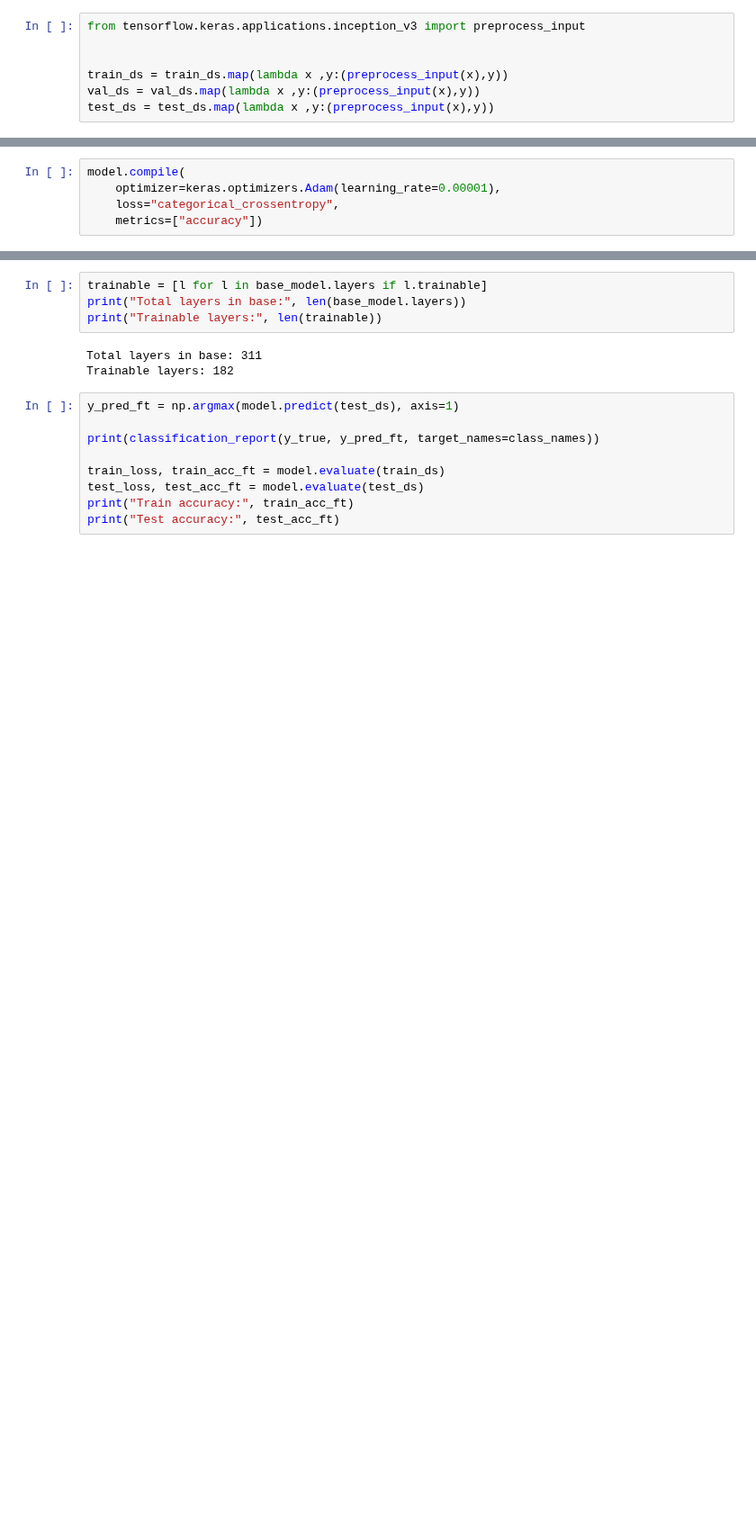
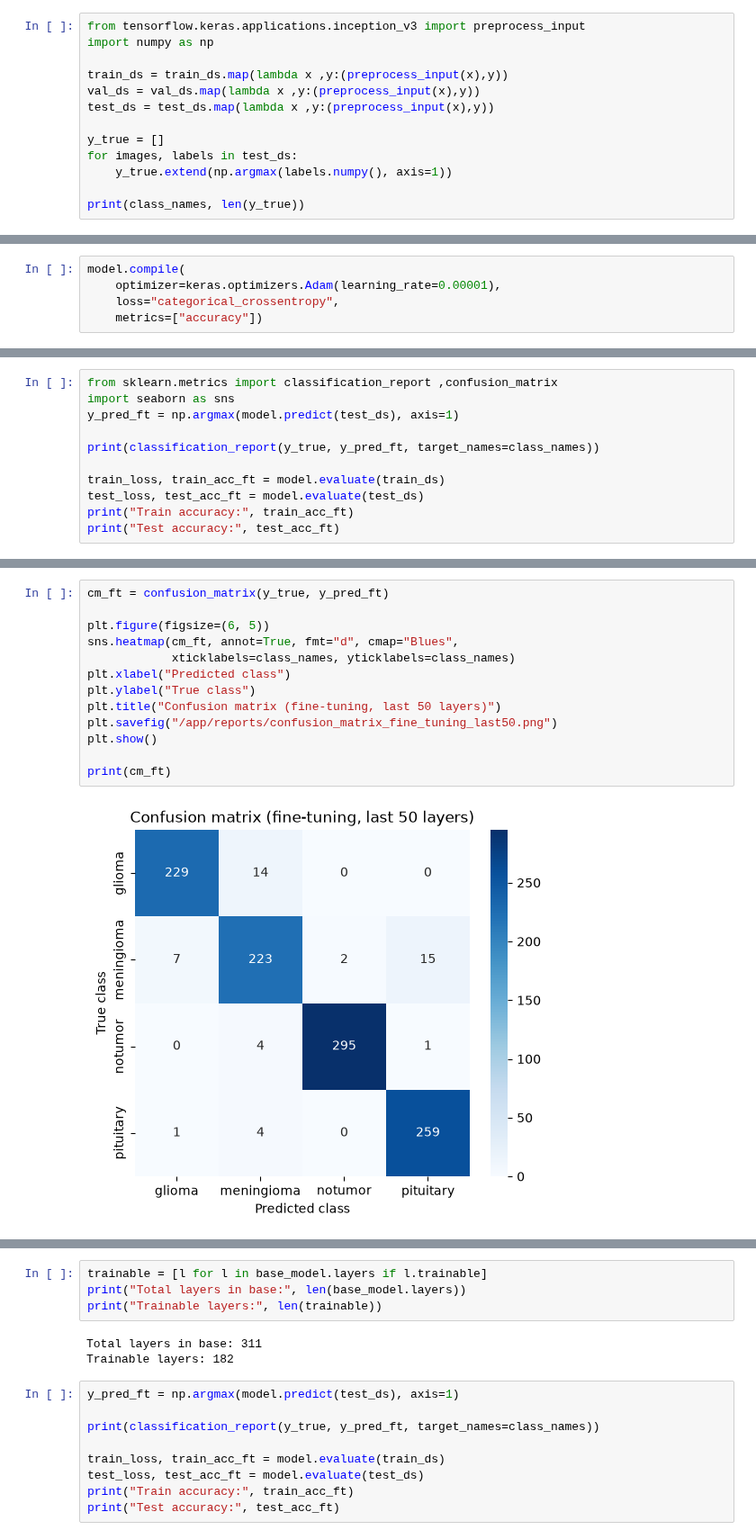
Before and after one commit to yassinmaftah/NeuroScan-AI, a Jupyter notebook: notebooks/02_classification_training.ipynb, the cells around one changed output, grey strips where cells are left out. Shown at 90% size. Cells and saved outputs as stored; diff of their text form; blank space fills up the shorter version.

```diff
--- a/notebooks/02_classification_training.ipynb
+++ b/notebooks/02_classification_training.ipynb
@@ -43,7 +63,13 @@ Found 1054 files belonging to 4 classes.
 # %%
 from tensorflow.keras.applications.inception_v3 import preprocess_input
-
+import numpy as np
 
 train_ds = train_ds.map(lambda x ,y:(preprocess_input(x),y))
 val_ds = val_ds.map(lambda x ,y:(preprocess_input(x),y))
 test_ds = test_ds.map(lambda x ,y:(preprocess_input(x),y))
+
+y_true = []
+for images, labels in test_ds:
+    y_true.extend(np.argmax(labels.numpy(), axis=1))
+
+print(class_names, len(y_true))
@@ -328,0 +419,11 @@ Epoch 6/20
+# %%
+from sklearn.metrics import classification_report ,confusion_matrix
+import seaborn as sns
+y_pred_ft = np.argmax(model.predict(test_ds), axis=1)
+
+print(classification_report(y_true, y_pred_ft, target_names=class_names))
+
+train_loss, train_acc_ft = model.evaluate(train_ds)
+test_loss, test_acc_ft = model.evaluate(test_ds)
+print("Train accuracy:", train_acc_ft)
+print("Test accuracy:", test_acc_ft)
@@ -328,0 +452,15 @@ Epoch 6/20
+# %%
+cm_ft = confusion_matrix(y_true, y_pred_ft)
+
+plt.figure(figsize=(6, 5))
+sns.heatmap(cm_ft, annot=True, fmt="d", cmap="Blues",
+            xticklabels=class_names, yticklabels=class_names)
+plt.xlabel("Predicted class")
+plt.ylabel("True class")
+plt.title("Confusion matrix (fine-tuning, last 50 layers)")
+plt.savefig("/app/reports/confusion_matrix_fine_tuning_last50.png")
+plt.show()
+
+print(cm_ft)
+# %% [output]
+[figure, added]
```
Also changed, not shown: parts of 11 cells of this notebook, 1 other file.
